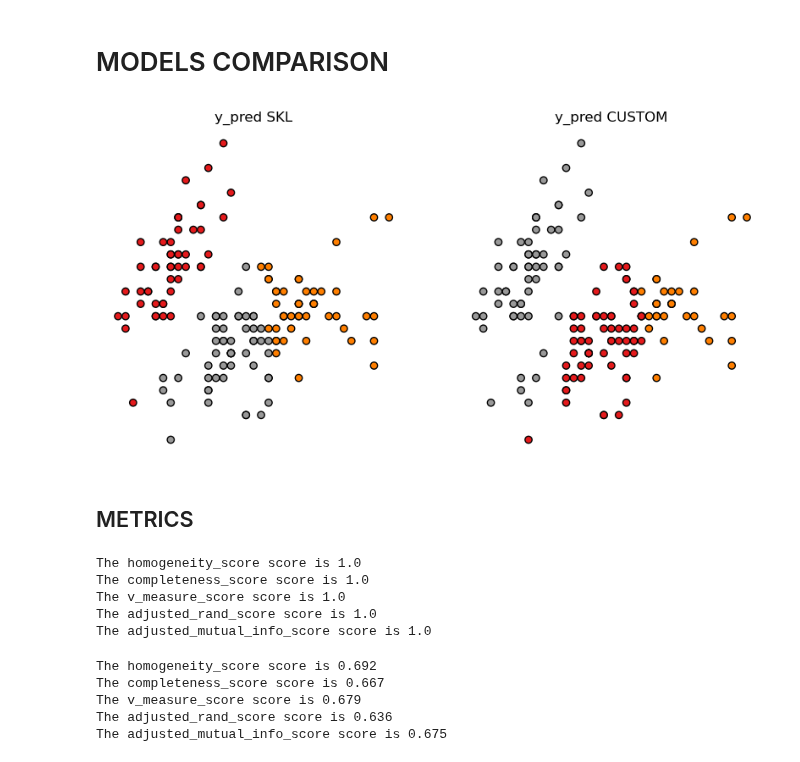
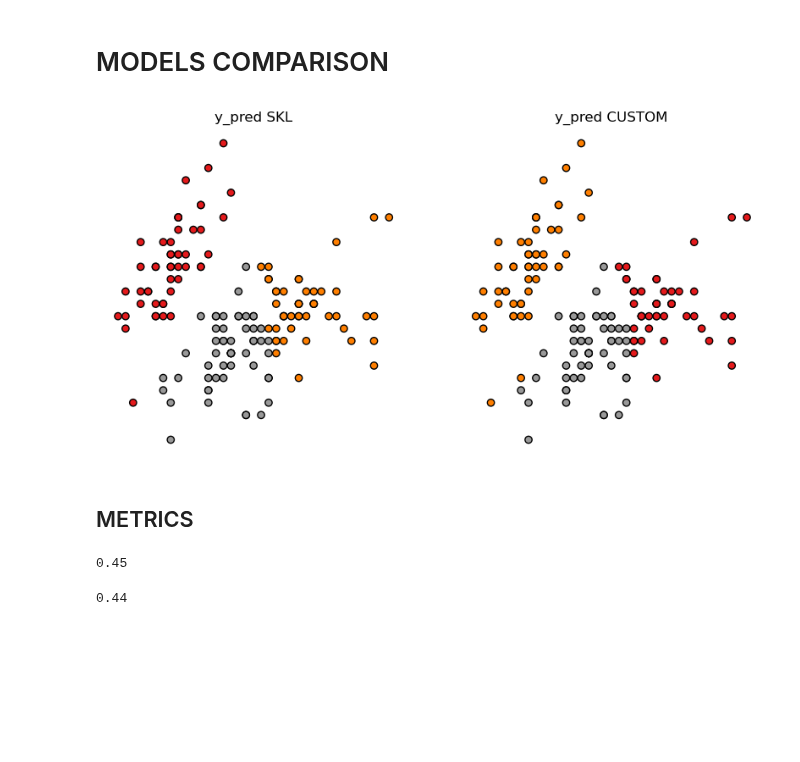
Before and after one commit to brusadelli-luca/customer-analysis, a Jupyter notebook: iris_kmeans.ipynb, the cells around one changed output. Saved outputs shown, nothing was run; the diff lists cells and outputs as text; code cells hidden in the pictures; blank space fills up the shorter version.

```diff
--- a/iris_kmeans.ipynb
+++ b/iris_kmeans.ipynb
@@ -39,54 +42,36 @@ y_pred = modele.predict(X)
 # %%
 plt.figure(figsize=(10, 5))
 
 ax = plt.subplot(1, 2, 1)
 
 plt.title('y_pred SKL')
 plt.axis("off")
 
-plt.scatter(X[:, 0], X[:, 1], c=y_pred_skl, cmap=plt.cm.Set1, edgecolor="k")
+plt.scatter(X[:, 0], X[:, 1], c=model.labels_, cmap=plt.cm.Set1, edgecolor="k")
 
 
 ax = plt.subplot(1, 2, 2)
 
 plt.title('y_pred CUSTOM')
 plt.axis("off")
 
 plt.scatter(X[:, 0], X[:, 1], c=y_pred, cmap=plt.cm.Set1, edgecolor="k")
 
 plt.show()
 # %% [output]
-[figure, old version]
+[figure, new version]
 # %% [markdown]
 ## METRICS
-# %%
-from sklearn import metrics
-clustering_metrics = [
-        metrics.homogeneity_score,
-        metrics.completeness_score,
-        metrics.v_measure_score,
-        metrics.adjusted_rand_score,
-        metrics.adjusted_mutual_info_score,
-    ]
-for metric in clustering_metrics:
-  score = metric(y_pred_skl, model.labels_)
-  print(f"The {metric.__name__} score is {round(score, 3)} ")
-# %% [output]
-The homogeneity_score score is 1.0
-The completeness_score score is 1.0
-The v_measure_score score is 1.0
-The adjusted_rand_score score is 1.0
-The adjusted_mutual_info_score score is 1.0
 # %%
-for metric in clustering_metrics:
-  score = metric(y_pred, model.labels_)
-  print(f"The {metric.__name__} score is {round(score, 3)} ")
+sil_skl = silhouette_score(X, model.labels_)
+round(sil_skl, 2)
 # %% [output]
-The homogeneity_score score is 0.692
-The completeness_score score is 0.667
-The v_measure_score score is 0.679
-The adjusted_rand_score score is 0.636
-The adjusted_mutual_info_score score is 0.675
+0.45
+# %%
+sil_custom = silhouette_score(X, y_pred)
+round(sil_custom, 2)
+# %% [output]
+0.44
 # %%
 #model.labels_
 # %%
```
Also changed, not shown: parts of 5 cells of this notebook, 5 other files.
